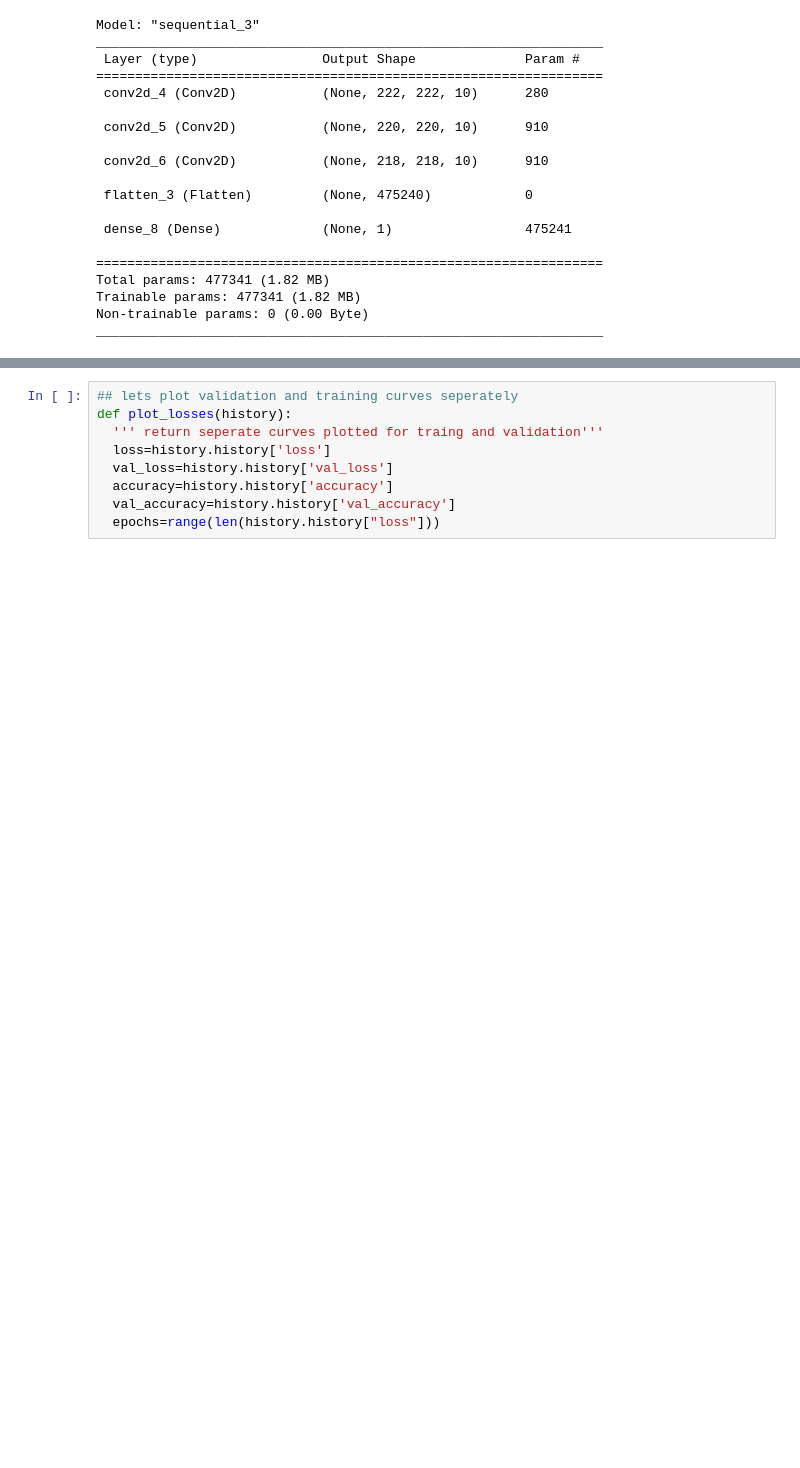
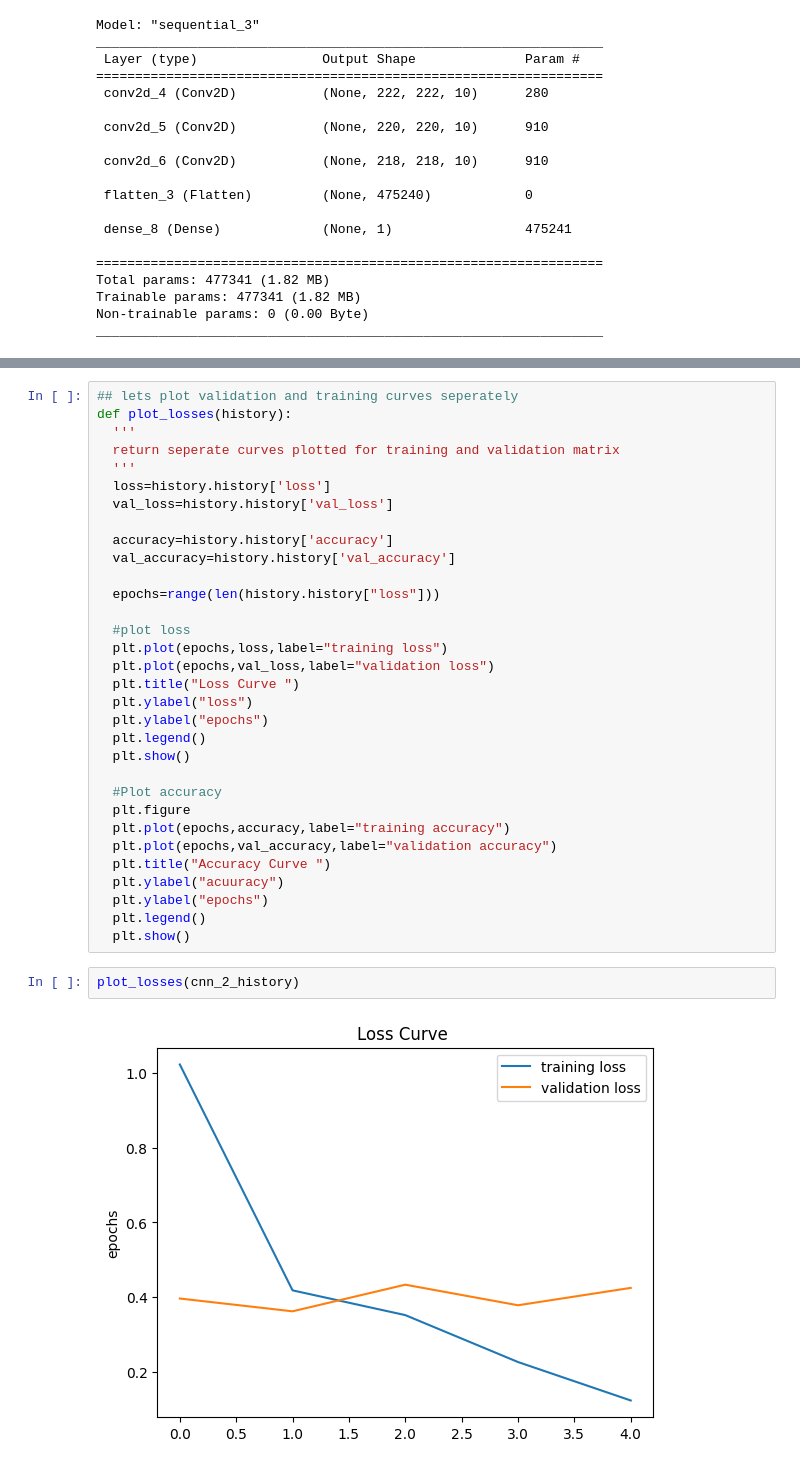
Before and after one commit to annchirackal/Tensorflow-Developer-Certification, a Jupyter notebook: 10_CNN_Computer_Vision.ipynb, the cells around one changed output, grey strips where cells are left out. Cells and saved outputs as stored; diff of their text form; blank space fills up the shorter version.

```diff
--- a/10_CNN_Computer_Vision.ipynb
+++ b/10_CNN_Computer_Vision.ipynb
@@ -430,9 +430,36 @@ pd.DataFrame(cnn_2_history.history).plot(figsize=(10,7))
 # %%
 ## lets plot validation and training curves seperately
 def plot_losses(history):
-  ''' return seperate curves plotted for traing and validation'''
+  '''
+  return seperate curves plotted for training and validation matrix
+  '''
   loss=history.history['loss']
   val_loss=history.history['val_loss']
+
   accuracy=history.history['accuracy']
   val_accuracy=history.history['val_accuracy']
+
   epochs=range(len(history.history["loss"]))
+
+  #plot loss
+  plt.plot(epochs,loss,label="training loss")
+  plt.plot(epochs,val_loss,label="validation loss")
+  plt.title("Loss Curve ")
+  plt.ylabel("loss")
+  plt.ylabel("epochs")
+  plt.legend()
+  plt.show()
+
+  #Plot accuracy
+  plt.figure
+  plt.plot(epochs,accuracy,label="training accuracy")
+  plt.plot(epochs,val_accuracy,label="validation accuracy")
+  plt.title("Accuracy Curve ")
+  plt.ylabel("acuuracy")
+  plt.ylabel("epochs")
+  plt.legend()
+  plt.show()
+# %%
+plot_losses(cnn_2_history)
+# %% [output]
+[figure, added]
```
Also changed, not shown: parts of 13 cells of this notebook.
